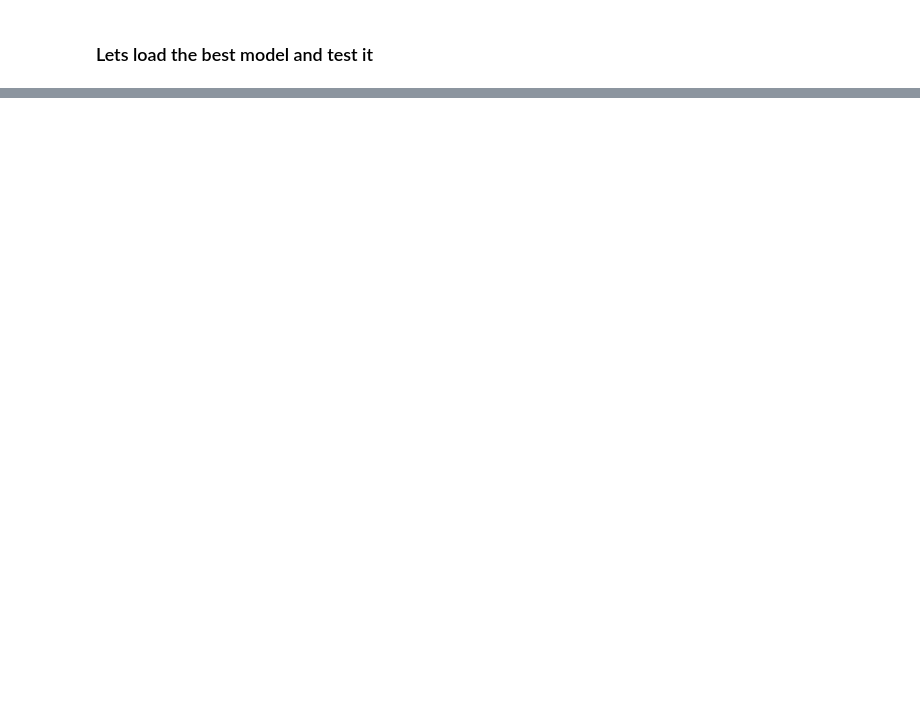
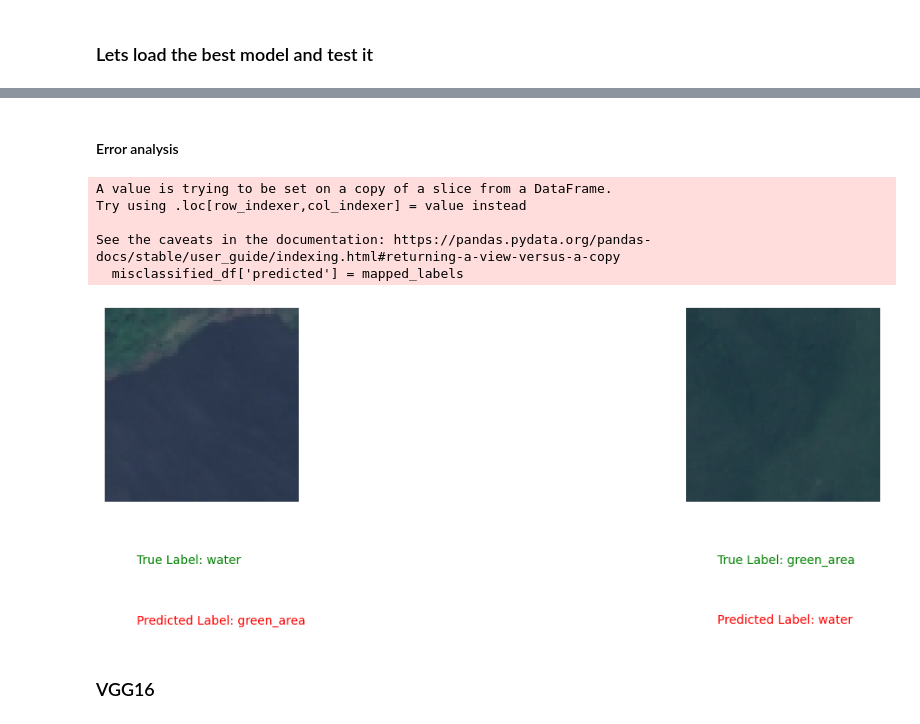
Before and after one commit to elmondhir/sat-image-classification, a Jupyter notebook: sat_image_classification.ipynb, the cells around one changed output, grey strips where cells are left out. Drawn from its saved outputs; the diff is of its cells as text; code cells hidden in the pictures; blank space fills up the shorter version.

Commit message:
Updated image classification code

```diff
--- a/sat_image_classification.ipynb
+++ b/sat_image_classification.ipynb
@@ -241,0 +443,73 @@ plt.show()
+# %% [markdown]
+#### Error analysis
+# %%
+import numpy as np
+
+# Assuming you have the true labels and predicted labels
+true_labels = test_gen.classes  # Convert one-hot to integer labels
+predicted_labels = np.argmax(test_pred, axis=1)
+
+correctly_classified = np.where(true_labels == predicted_labels)[0]
+misclassified = np.where(true_labels != predicted_labels)[0]
+# %%
+misclassified_df = test_df.iloc[misclassified]
+
+mapped_labels = [list(test_gen.class_indices.keys())[list(test_gen.class_indices.values()).index(label)] for label in np.array(predicted_labels)[list(misclassified)]]
+
+misclassified_df['predicted'] = mapped_labels
+# %% [output]
+A value is trying to be set on a copy of a slice from a DataFrame.
+Try using .loc[row_indexer,col_indexer] = value instead
+
+See the caveats in the documentation: https://pandas.pydata.org/pandas-docs/stable/user_guide/indexing.html#returning-a-view-versus-a-copy
+  misclassified_df['predicted'] = mapped_labels
+# %%
+import pandas as pd
+from PIL import Image
+import matplotlib.pyplot as plt
+
+# Calculate number of rows and columns based on the number of images
+num_images = len(misclassified_df)
+num_columns = 2
+num_rows = -(-num_images // num_columns)  # Ceiling division
+
+# Function to display image with labels
+def display_image_with_labels(ax, row):
+    image_path = row['filepaths']
+    true_label = row['labels']
+    predicted_label = row['predicted']
+
+    # Read image
+    img = Image.open(image_path)
+
+    # Display image
+    ax.imshow(img)
+    ax.axis('off')
+
+    # Display true and predicted labels
+    ax.text(10, img.height + 20, f'True Label: {true_label}', fontsize=10, color="green")
+    ax.text(10, img.height + 40, f'Predicted Label: {predicted_label}', fontsize=10, color="red")
+
+# Create subplots
+fig, axes = plt.subplots(num_rows, num_columns, figsize=(15, 5*num_rows))
+
+# Flatten axes if necessary
+if num_rows == 1:
+    axes = [axes]
+
+# Display images with labels
+for i, row in misclassified_df.reset_index().iterrows():
+    ax = axes[i // num_columns][i % num_columns]  # Fix the indexing here
+    display_image_with_labels(ax, row)
+
+# Hide empty subplots
+for i in range(num_images, num_rows * num_columns):
+    ax = axes[i // num_columns][i % num_columns]  # Fix the indexing here
+    ax.axis('off')
+
+plt.tight_layout()
+plt.show()
+# %% [output]
+[figure, added]
+# %% [markdown]
+### VGG16
```
Also changed, not shown: parts of 29 cells of this notebook.
